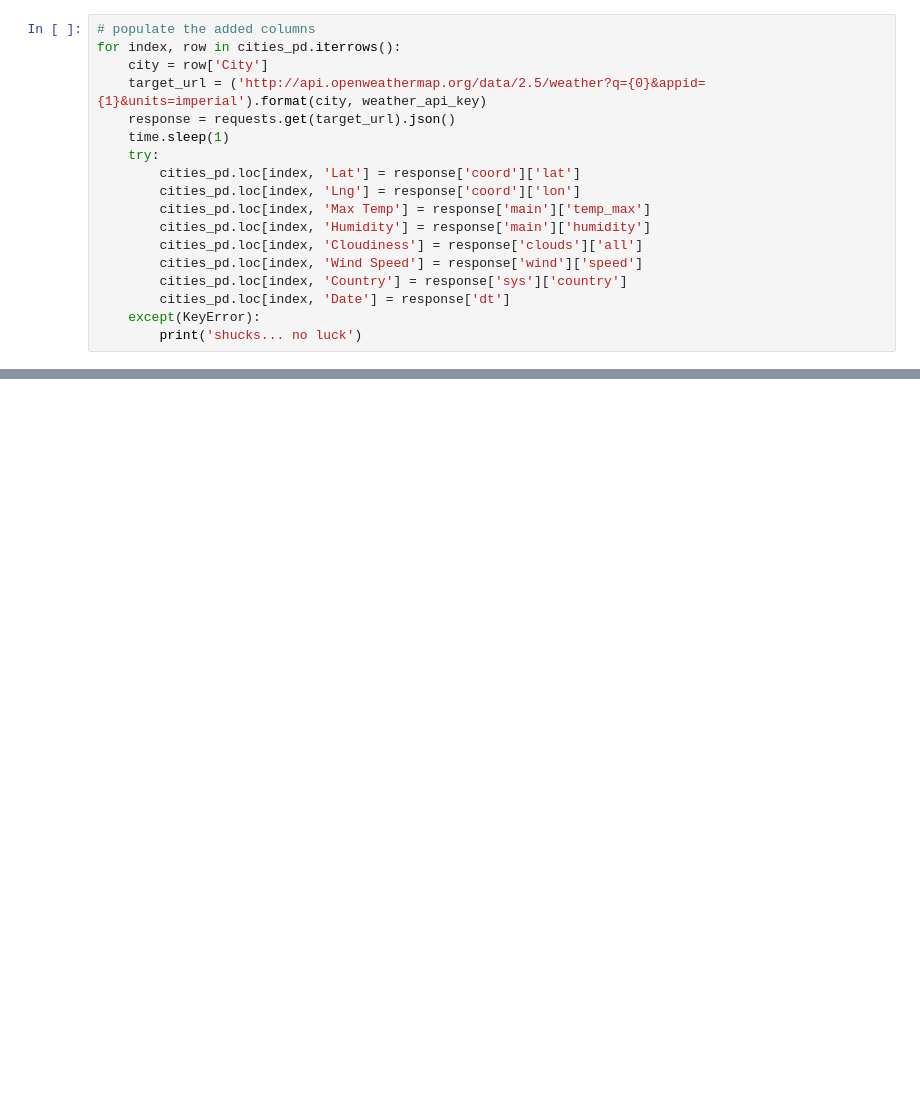
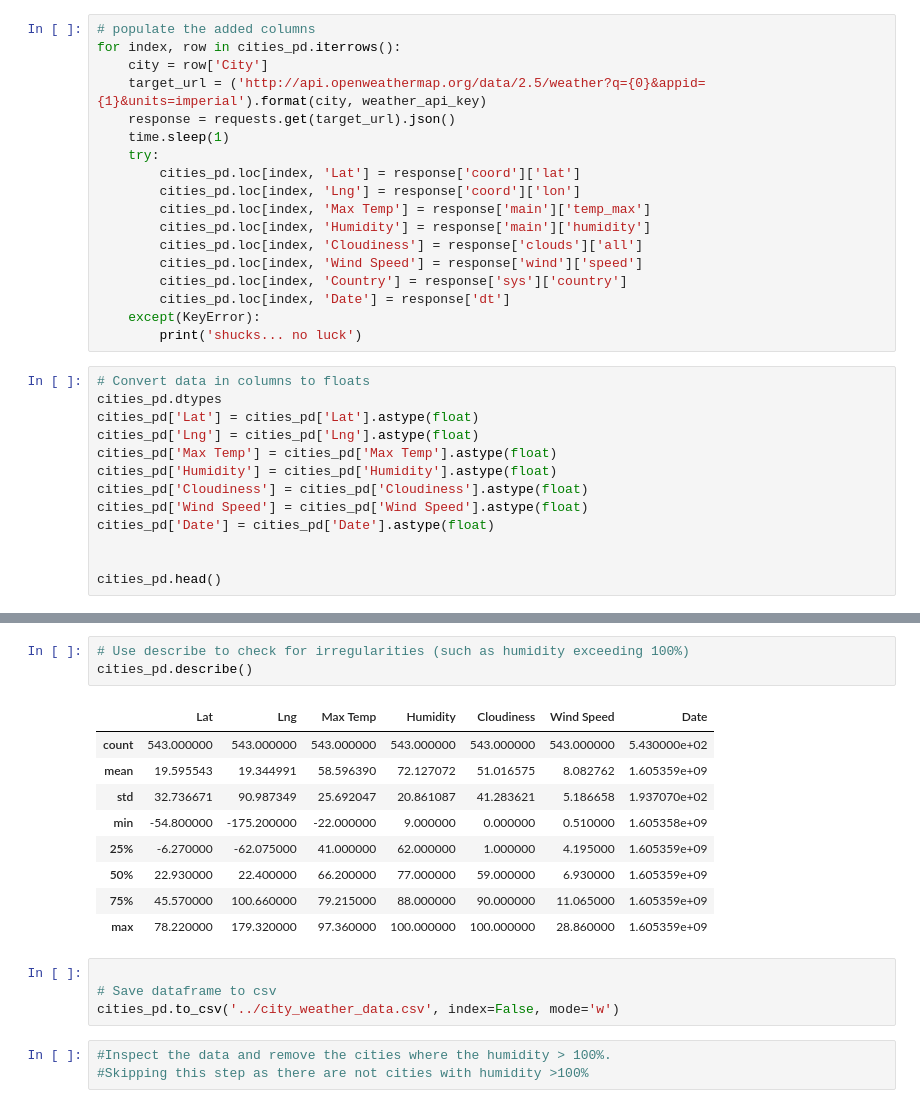
Before and after one commit to recneps2/python-api-weather_analysis, a Jupyter notebook: WheatherPy/WeatherPyMain.ipynb, the cells around one changed output, grey strips where cells are left out. Saved outputs shown, nothing was run; the diff lists cells and outputs as text; blank space fills up the shorter version.

Commit message:
<data gathered and df's created, still need to do visualizations>

```diff
--- a/WheatherPy/WeatherPyMain.ipynb
+++ b/WheatherPy/WeatherPyMain.ipynb
@@ -132,3 +132,16 @@ for index, row in cities_pd.iterrows():
         cities_pd.loc[index, 'Date'] = response['dt']
     except(KeyError):
         print('shucks... no luck')
+# %%
+# Convert data in columns to floats
+cities_pd.dtypes
+cities_pd['Lat'] = cities_pd['Lat'].astype(float)
+cities_pd['Lng'] = cities_pd['Lng'].astype(float)
+cities_pd['Max Temp'] = cities_pd['Max Temp'].astype(float)
+cities_pd['Humidity'] = cities_pd['Humidity'].astype(float)
+cities_pd['Cloudiness'] = cities_pd['Cloudiness'].astype(float)
+cities_pd['Wind Speed'] = cities_pd['Wind Speed'].astype(float)
+cities_pd['Date'] = cities_pd['Date'].astype(float)
+
+
+cities_pd.head()
@@ -134,0 +155,20 @@ for index, row in cities_pd.iterrows():
+# %%
+# Use describe to check for irregularities (such as humidity exceeding 100%)
+cities_pd.describe()
+# %% [output]
+|  | Lat | Lng | Max Temp | Humidity | Cloudiness | Wind Speed | Date |
+| count | 543.000000 | 543.000000 | 543.000000 | 543.000000 | 543.000000 | 543.000000 | 5.430000e+02 |
+| mean | 19.595543 | 19.344991 | 58.596390 | 72.127072 | 51.016575 | 8.082762 | 1.605359e+09 |
+| std | 32.736671 | 90.987349 | 25.692047 | 20.861087 | 41.283621 | 5.186658 | 1.937070e+02 |
+| min | -54.800000 | -175.200000 | -22.000000 | 9.000000 | 0.000000 | 0.510000 | 1.605358e+09 |
+| 25% | -6.270000 | -62.075000 | 41.000000 | 62.000000 | 1.000000 | 4.195000 | 1.605359e+09 |
+| 50% | 22.930000 | 22.400000 | 66.200000 | 77.000000 | 59.000000 | 6.930000 | 1.605359e+09 |
+| 75% | 45.570000 | 100.660000 | 79.215000 | 88.000000 | 90.000000 | 11.065000 | 1.605359e+09 |
+| max | 78.220000 | 179.320000 | 97.360000 | 100.000000 | 100.000000 | 28.860000 | 1.605359e+09 |
+# %%
+
+# Save dataframe to csv
+cities_pd.to_csv('../city_weather_data.csv', index=False, mode='w')
+# %%
+#Inspect the data and remove the cities where the humidity > 100%.
+#Skipping this step as there are not cities with humidity >100%
```
Also changed, not shown: parts of 6 cells of this notebook, 4 other files.
